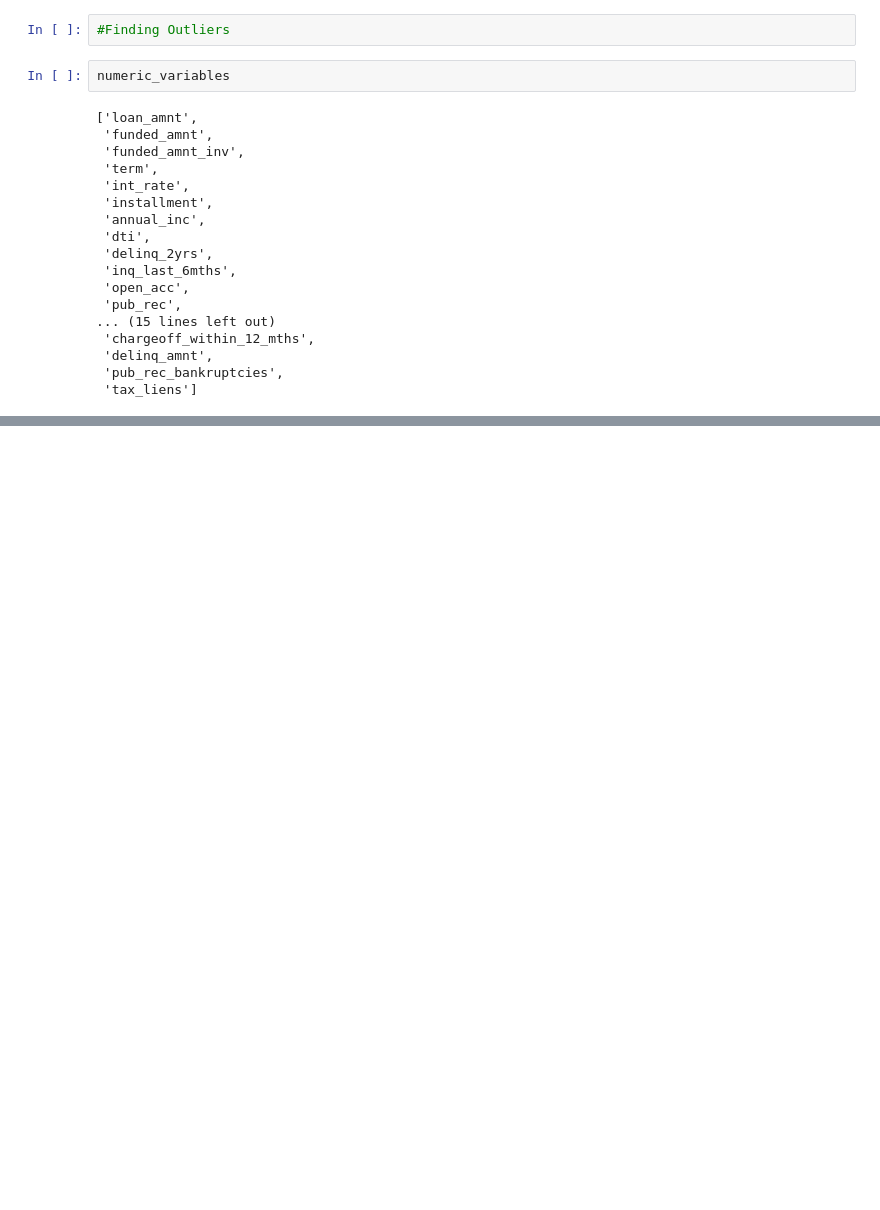
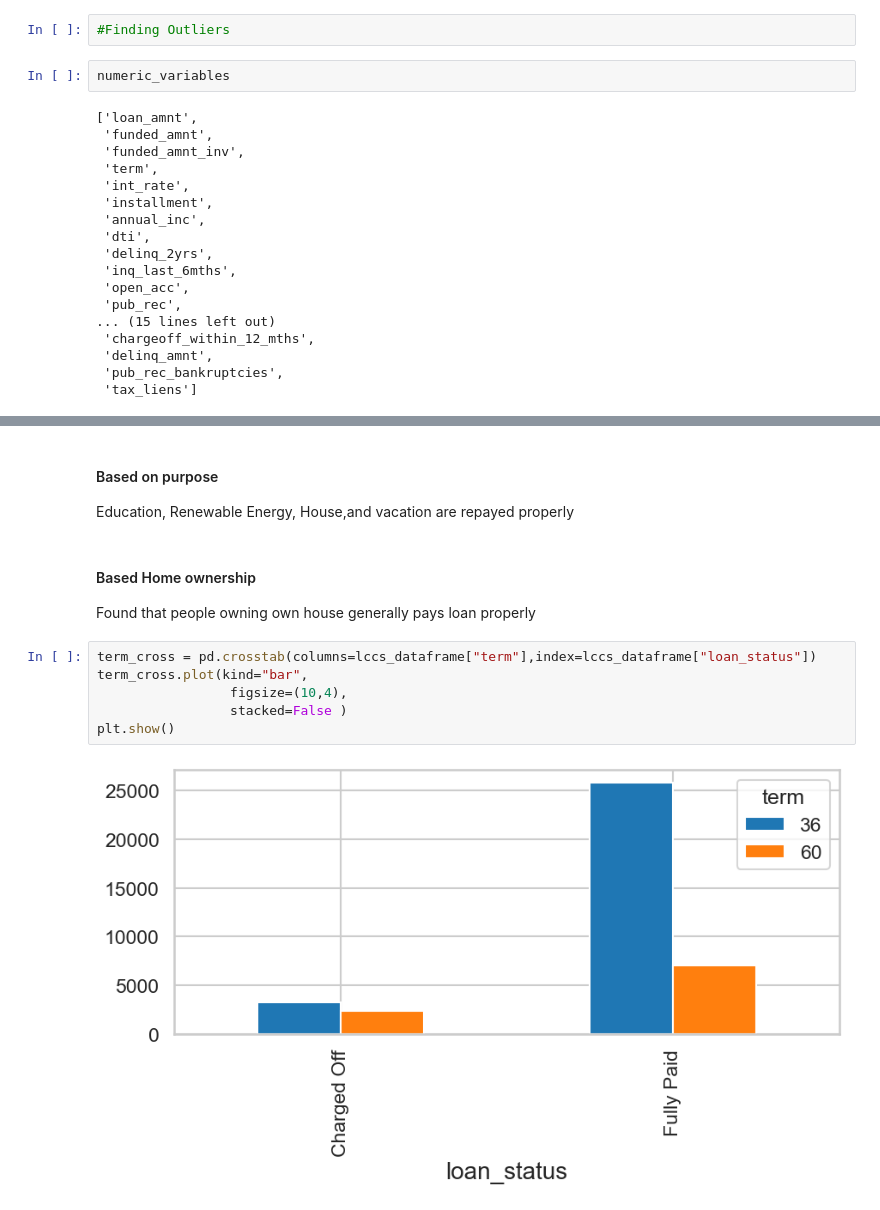
Before and after one commit to PrithviPy/lending_club_case_study, a Jupyter notebook: Prithviraj_Vetrivelu.ipynb, the cells around one changed output, grey strips where cells are left out. Drawn from its saved outputs; the diff is of its cells as text; blank space fills up the shorter version.

```diff
--- a/Prithviraj_Vetrivelu.ipynb
+++ b/Prithviraj_Vetrivelu.ipynb
@@ -256,0 +421,16 @@ numeric_variables
+# %% [markdown]
+#### Based on purpose
+
+Education, Renewable Energy, House,and vacation are repayed properly
+# %% [markdown]
+#### Based Home ownership
+
+Found that people owning own house generally pays loan properly
+# %%
+term_cross = pd.crosstab(columns=lccs_dataframe["term"],index=lccs_dataframe["loan_status"])
+term_cross.plot(kind="bar",
+                 figsize=(10,4),
+                 stacked=False )
+plt.show()
+# %% [output]
+[figure, added]
```
Also changed, not shown: parts of 45 cells of this notebook, 1 other file.
